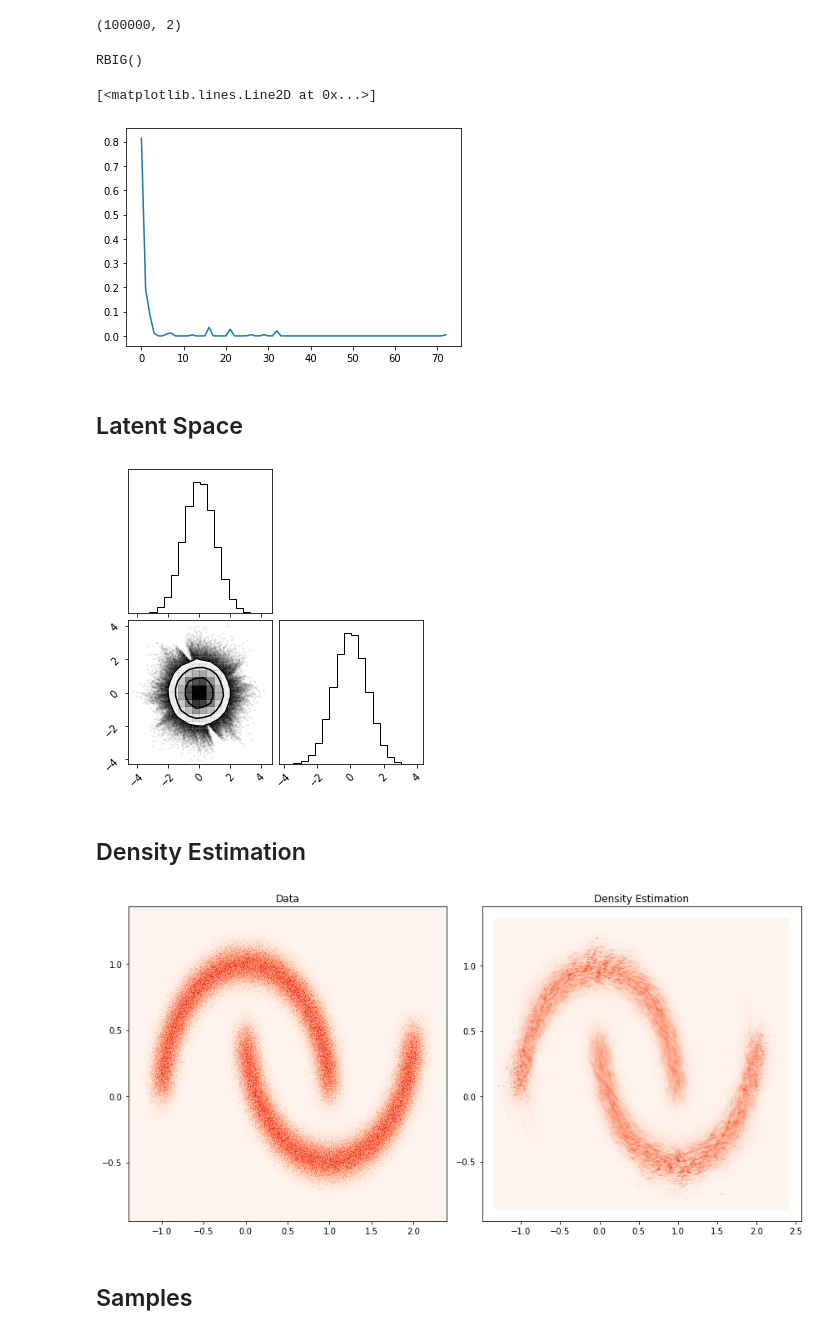
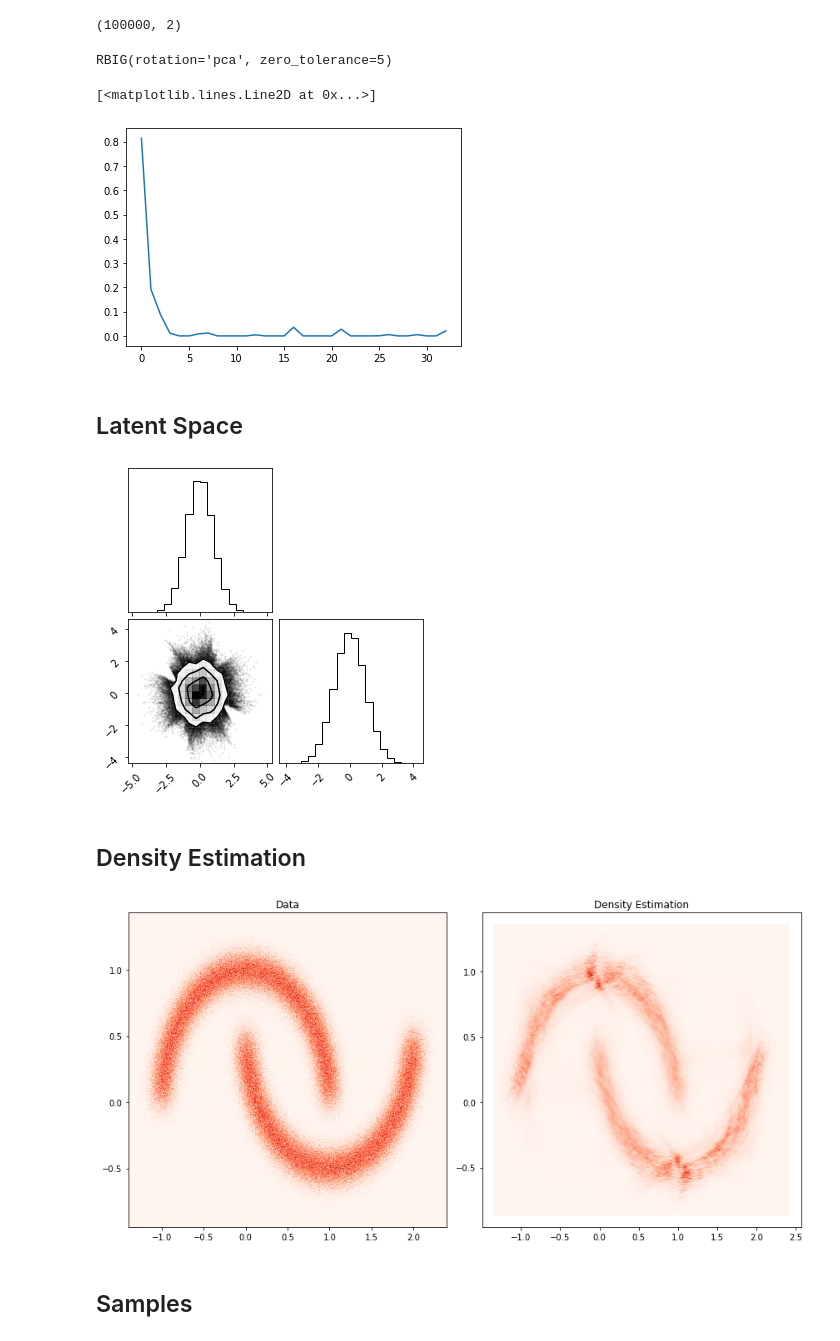
Before and after one commit to IPL-UV/rbig, a Jupyter notebook: notebooks/rbig_demo.ipynb, the cells around one changed output. Cells and saved outputs as stored; diff of their text form; code cells hidden in the pictures.

```diff
--- a/notebooks/rbig_demo.ipynb
+++ b/notebooks/rbig_demo.ipynb
@@ -48,15 +51,15 @@ train_data.shape
 # %% [output]
 (100000, 2)
 # %%
-gf_model = RBIG()
+gf_model = RBIG(rotation="pca", zero_tolerance=5)
 gf_model.fit(train_data)
 # %% [output]
-RBIG()
+RBIG(rotation='pca', zero_tolerance=5)
 # %%
 plt.plot(gf_model.info_loss)
 # %% [output]
 [<matplotlib.lines.Line2D at 0x...>]
-[figure, old version]
+[figure, new version]
 # %% [markdown]
 ## Latent Space
 # %%
@@ -64,7 +67,7 @@ Xg = gf_model.transform(train_data)
 # %%
 fig = corner.corner(Xg)
 # %% [output]
-[figure, old version]
+[figure, new version]
 # %% [markdown]
 ## Density Estimation
 # %%
@@ -79,15 +82,15 @@ X_prob = gf_model.predict_proba(xyinput)
 # %%
 fig, ax = plt.subplots(1, 2, figsize=(12,6))
 ax[0].set_title('Data')
 ax[0].hist2d(plot_data[...,0], plot_data[...,1], cmap="Reds", bins=512, density=True)
 # ax[0].set_xlim([-4, 4]); ax[0].set_ylim([-4, 4]); ax[0].axis('off')
 ax[1].set_title('Density Estimation')
-ax[1].scatter(xyinput[...,0], xyinput[...,1], c=X_prob, cmap="Reds", vmax=1.9)
+ax[1].scatter(xyinput[...,0], xyinput[...,1], c=X_prob, cmap="Reds")
 # ax[1].set_xlim([-4, 4]); ax[1].set_ylim([-4, 4]); ax[1].axis('off')
 plt.tight_layout()
 plt.show()
 # %% [output]
-[figure, old version]
+[figure, new version]
 # %% [markdown]
 ## Samples
 # %%
```
Also changed, not shown: parts of 3 cells of this notebook, 2 other files.
